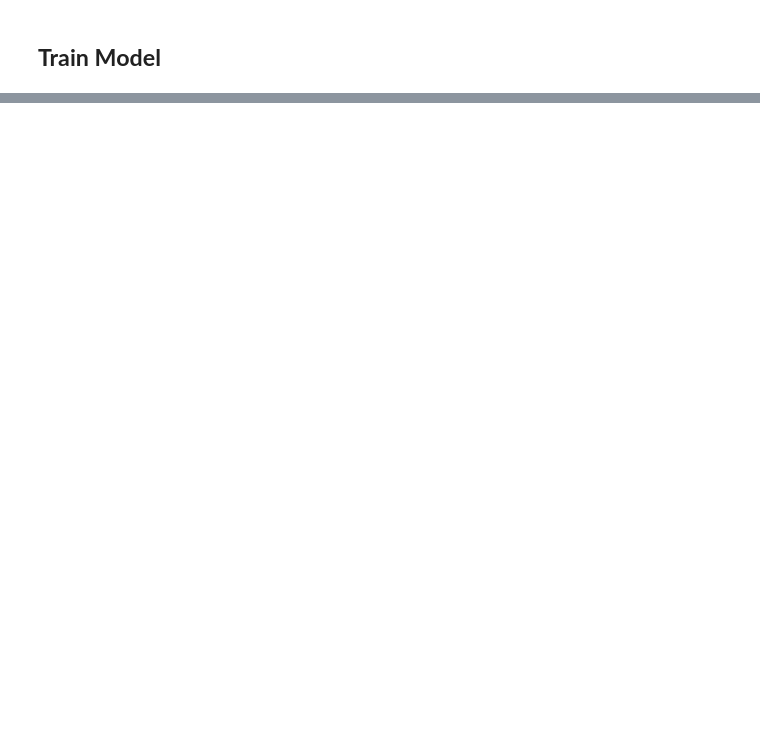
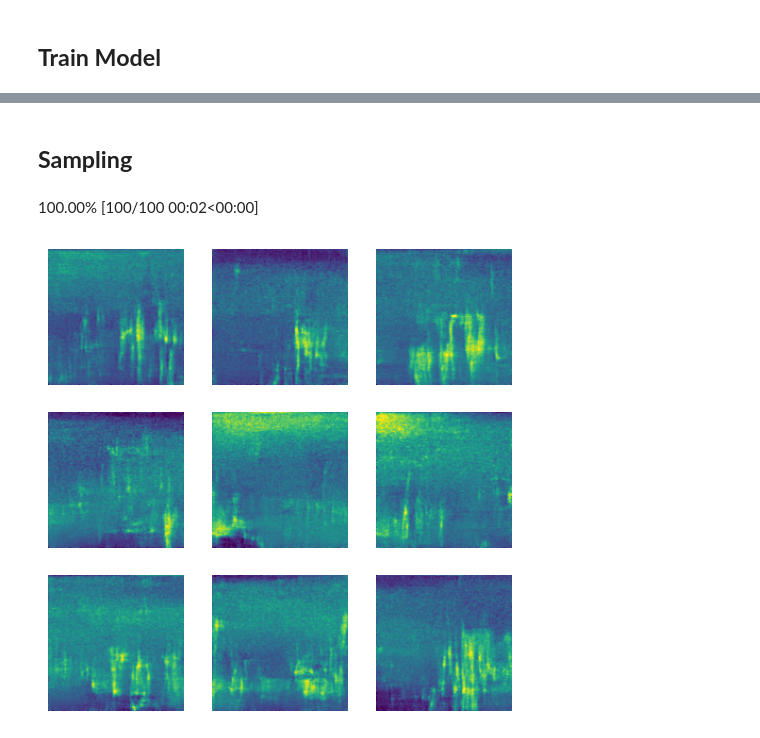
Before and after one commit to bachaudhry/foundations_to_stable_diffusion, a Jupyter notebook: simple_diffusion_audio_demo.ipynb, the cells around one changed output, grey strips where cells are left out. Drawn from its saved outputs; the diff is of its cells as text; code cells hidden in the pictures; blank space fills up the shorter version.

```diff
--- a/simple_diffusion_audio_demo.ipynb
+++ b/simple_diffusion_audio_demo.ipynb
@@ -273,0 +318,21 @@ Learner
+# %% [markdown]
+## **Sampling**
+# %%
+sz = (9, 1, x_res, y_res)
+
+def ddim_step(x_t, noise, abar_t, abar_t1, bbar_t, bbar_t1, eta, sig, clamp=1.):
+  sig = ((bbar_t1/bbar_t).sqrt() * (1-abar_t/abar_t1).sqrt()) * eta
+  x_0_hat = (x_t - (1-abar_t).sqrt()*noise) / abar_t.sqrt()
+  if clamp: x_0_hat.clamp_(-clamp, clamp)
+  if bbar_t1 <= sig**2 + 0.01 : sig=0.
+  x_t = abar_t1.sqrt() * x_0_hat + (bbar_t1-sig**2).sqrt() * noise
+  x_t += sig * torch.randn(x_t.shape).to(x_t)
+  return x_0_hat, x_t
+
+preds = sample(ddim_step, model, sz, steps=100, eta=1., clamp=1.)
+s = (preds[-1] + 0.5)
+s.min(), s.max(), s.shape
+show_images(s[:9].clamp(0, 1), imsize=2)
+# %% [output]
+100.00% [100/100 00:02<00:00]
+[figure, added]
```
Also changed, not shown: parts of 21 cells of this notebook.
